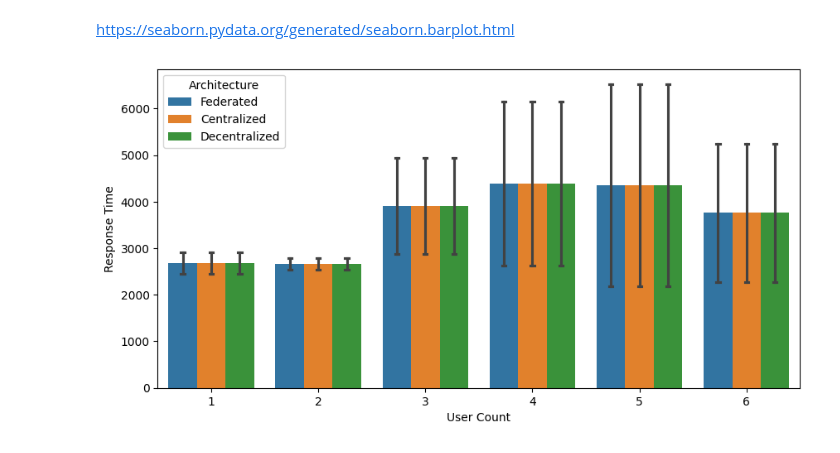
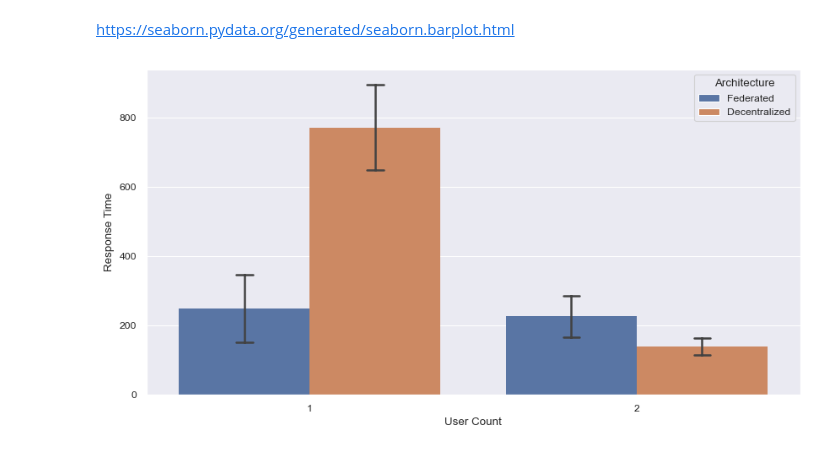
Before and after one commit to nightmare224/edge-cloud-continuum-openfaas, a Jupyter notebook: experiment/analysis/response_time.ipynb, the cells around one changed output. Saved outputs shown, nothing was run; the diff lists cells and outputs as text; code cells hidden in the pictures.

Commit message:
experiment

```diff
--- a/experiment/analysis/response_time.ipynb
+++ b/experiment/analysis/response_time.ipynb
@@ -65,14 +45,38 @@ df_plot_group
 # %% [markdown]
 https://seaborn.pydata.org/generated/seaborn.barplot.html
+# %%
+sns.set_theme(
+    context="paper",
+#     style="white",
+#     palette=sns.color_palette("Set1", 9, 0.9),
+)
+palette = sns.color_palette("BrBG", 6, 1)
+# %%
+dirpath = "/Users/thl/Developer/thesis/edge-cloud-continuum-openfaas/experiment/trigger/result"
+
+target_col_name = ["Total Average Response Time", "Total Min Response Time", "Total Max Response Time"]
+user_count_list = [i for i in range(1, 3)]
+df_plot_resptime = pd.DataFrame(columns = ["Response Time", "User Count"])
+arch_list = ["Federated", "Decentralized"]
+metric = "cpu"
+for user_cnt in user_count_list:
+    for arch in arch_list:
+        df = pd.read_csv(f"{dirpath}/{arch.lower()}/case{user_cnt}_stats_history.csv")
+        df = df[target_col_name].iloc[[-1],:]
+        df.index = ["Response Time"]
+        df = df.transpose().reset_index(drop = True)
+        df["User Count"] = user_cnt
+        df["Architecture"] = arch
+        df_plot_resptime = pd.concat((df_plot_resptime, df))
 # %%
 plt.figure(figsize=(10, 5))
 ax = sns.barplot(
-    data=df_plot_group,
+    data=df_plot_resptime,
     x="User Count",
     y="Response Time",
     hue="Architecture",
     errorbar="sd",
     linestyle='', dodge=.5, capsize=.1)
 plt.show()
 # %% [output]
-[figure, old version]
+[figure, new version]
```
Also changed, not shown: parts of 1 cell of this notebook, 12 other files.
